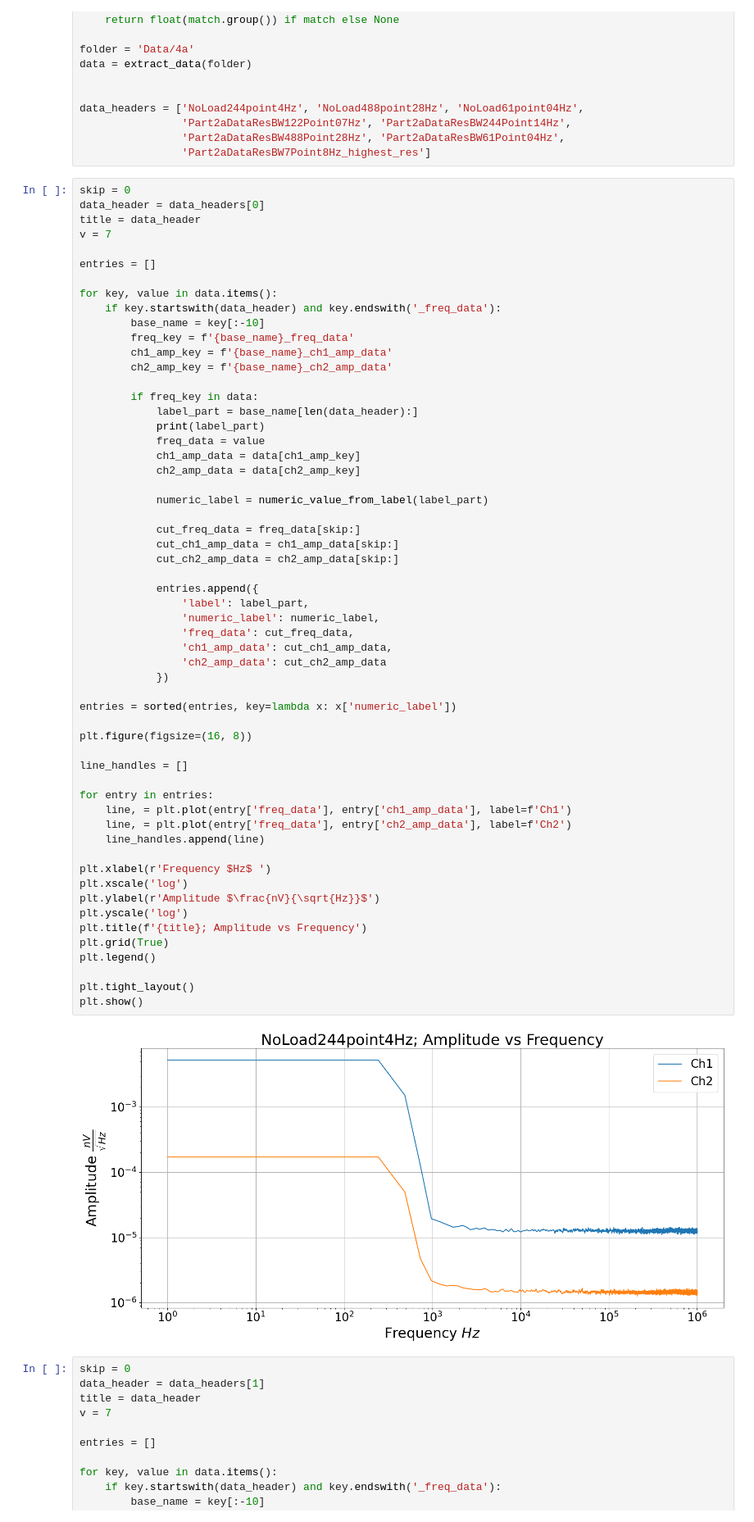
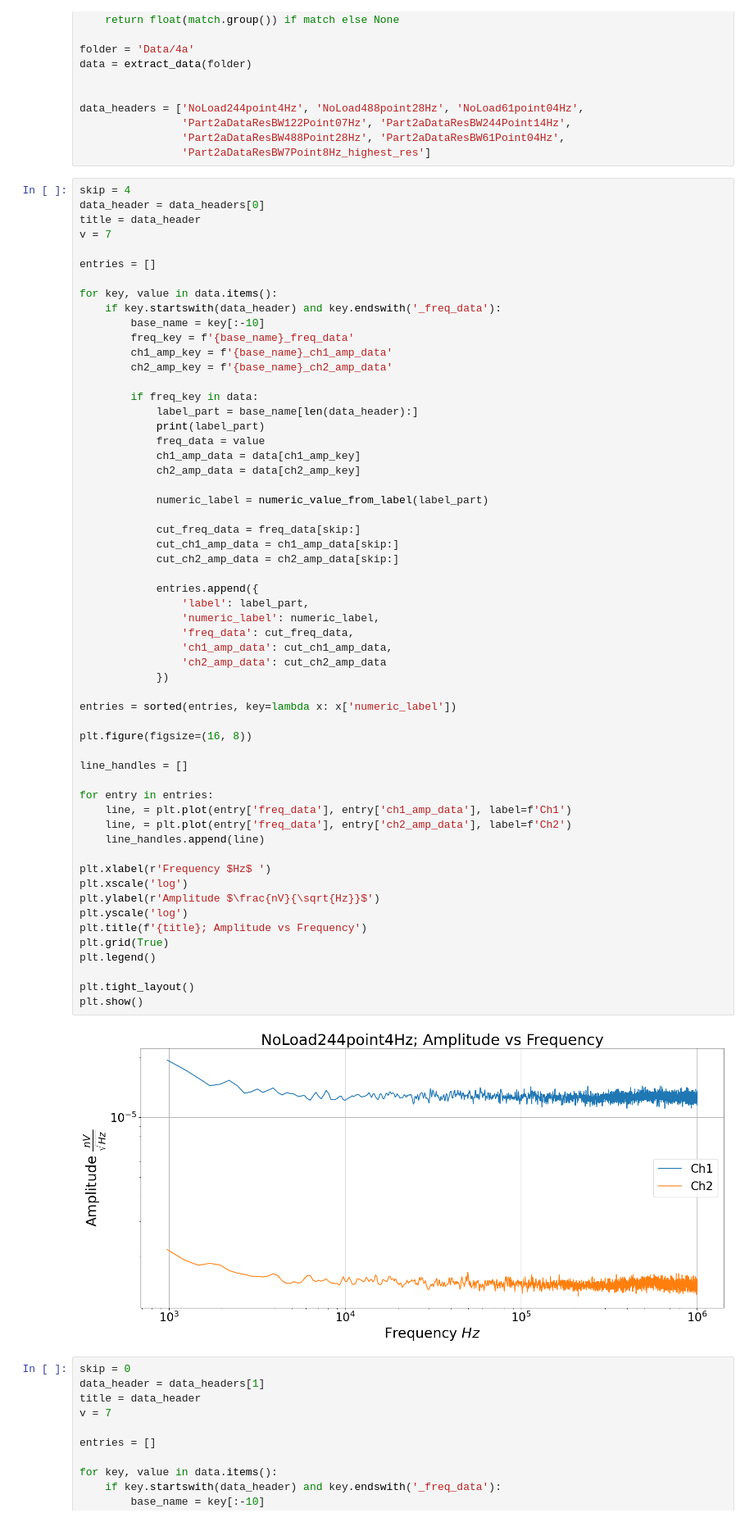
Before and after one commit to JJAmidei/QCT_Lab4, a Jupyter notebook: Plots.ipynb, the cells around one changed output. Shown at 82% size. Saved outputs shown, nothing was run; the diff lists cells and outputs as text.

Commit message:
Made initial draft of plots for parts a, b, and c.

```diff
--- a/Plots.ipynb
+++ b/Plots.ipynb
@@ -74,7 +74,7 @@ data_headers = ['NoLoad244point4Hz', 'NoLoad488point28Hz', 'NoLoad61point04Hz',
                 'Part2aDataResBW488Point28Hz', 'Part2aDataResBW61Point04Hz',
                 'Part2aDataResBW7Point8Hz_highest_res']
 # %%
-skip = 0
+skip = 4
 data_header = data_headers[0]
 title = data_header
 v = 7
@@ -104,34 +104,34 @@ for key, value in data.items():
             entries.append({
                 'label': label_part,
                 'numeric_label': numeric_label,
                 'freq_data': cut_freq_data,
                 'ch1_amp_data': cut_ch1_amp_data,
                 'ch2_amp_data': cut_ch2_amp_data
             })
 
 entries = sorted(entries, key=lambda x: x['numeric_label'])
 
 plt.figure(figsize=(16, 8))
 
 line_handles = []
 
 for entry in entries:
     line, = plt.plot(entry['freq_data'], entry['ch1_amp_data'], label=f'Ch1')
     line, = plt.plot(entry['freq_data'], entry['ch2_amp_data'], label=f'Ch2')
     line_handles.append(line)
 
 plt.xlabel(r'Frequency $Hz$ ')
 plt.xscale('log')
 plt.ylabel(r'Amplitude $\frac{nV}{\sqrt{Hz}}$')
 plt.yscale('log')
 plt.title(f'{title}; Amplitude vs Frequency')
 plt.grid(True)
 plt.legend()
 
 plt.tight_layout()
 plt.show()
 # %% [output]
-[figure, old version]
+[figure, new version]
 # %%
 skip = 0
 data_header = data_headers[1]
```
Also changed, not shown: 23 other files.
